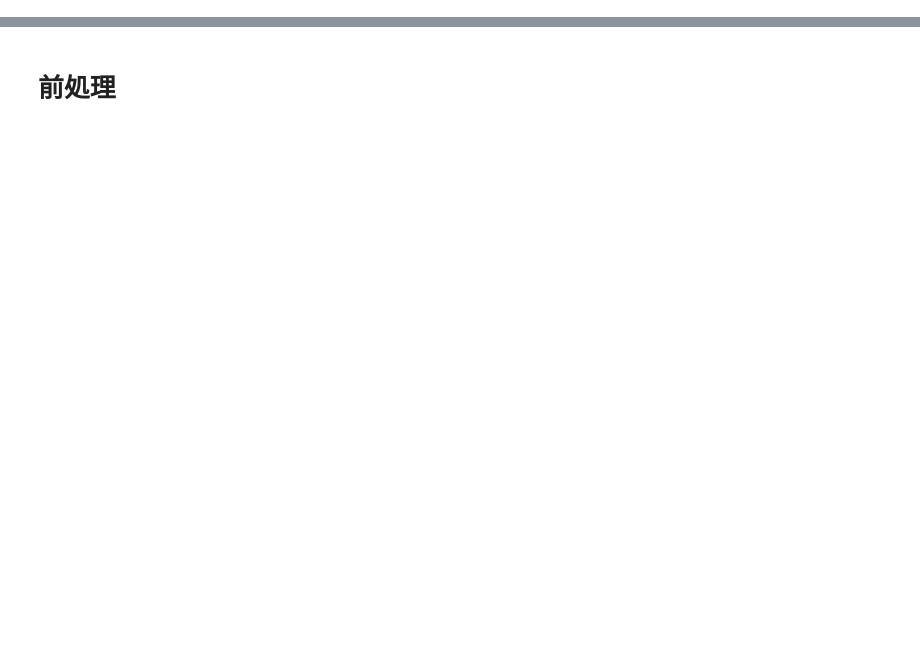
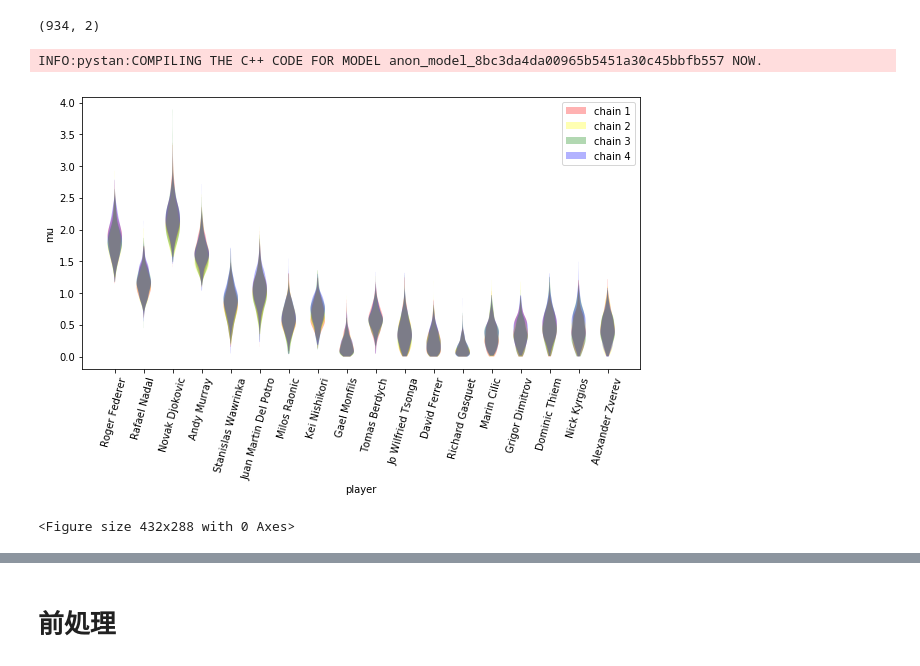
Before and after one commit to Gin04gh/datascience, a Jupyter notebook: bayes_tennis/notebook.ipynb, the cells around one changed output, grey strips where cells are left out. Saved outputs shown, nothing was run; the diff lists cells and outputs as text; code cells hidden in the pictures; blank space fills up the shorter version.

```diff
--- a/bayes_tennis/notebook.ipynb
+++ b/bayes_tennis/notebook.ipynb
@@ -18,0 +36,3 @@ def generate_cmap(colors):
+# %%
+# read data
+df_matches = pd.read_csv('./df_matches.csv')
@@ -18,0 +48,48 @@ def generate_cmap(colors):
+# %%
+dic_target_player = {}
+
+for player in arr_target_player:
+    if player not in dic_target_player:
+        dic_target_player[player] = len(dic_target_player)+1
+# %%
+LW = []
+
+for player_a in arr_target_player:
+    for player_b in arr_target_player:
+
+        df_tmp = df_matches[
+            (df_matches['year'] >= 2015) &
+            (df_matches['winner_name'] == player_a) &
+            (df_matches['loser_name'] == player_b)
+        ]
+
+        for _ in range(len(df_tmp)):
+
+            LW.append([dic_target_player[player_b], dic_target_player[player_a]])
+
+        df_tmp = df_matches[
+            (df_matches['year'] >= 2015) &
+            (df_matches['winner_name'] == player_b) &
+            (df_matches['loser_name'] == player_a)
+        ]
+
+        for _ in range(len(df_tmp)):
+
+            LW.append([dic_target_player[player_a], dic_target_player[player_b]])
+
+LW = np.array(LW, dtype=np.int32)
+LW.shape
+# %% [output]
+(934, 2)
+# %%
+# estimate
+sm = pystan.StanModel(file='./model_strength.stan')
+fit = sm.sampling(data={'N': len(dic_target_player), 'G': len(LW), 'LW': LW}, iter=1000, chains=4, seed=SEED)
+la = fit.extract()
+with open('./result_strength.pickle', mode='wb') as f:
+    pickle.dump(la, f)
+# %% [output]
+INFO:pystan:COMPILING THE C++ CODE FOR MODEL anon_model_8bc3da4da00965b5451a30c45bbfb557 NOW.
+# %%
+with open('./result_strength.pickle', mode='rb') as f:
+    la = pickle.load(f)
@@ -18,0 +98,27 @@ def generate_cmap(colors):
+# %%
+# violinplot strength mu chains
+
+plt.figure(figsize=(10,5))
+
+colors = ['red', 'yellow', 'green', 'blue']
+
+for i, player in enumerate(arr_target_player):
+    for j in range(4):
+
+        g = plt.violinplot(la['mu'][j*500:(j+1)*500, i], positions=[i], showmeans=False, showextrema=False, showmedians=False)
+
+        for pc in g['bodies']:
+            pc.set_facecolor(colors[j])
+
+plt.legend(['chain 1', 'chain 2', 'chain 3', 'chain 4'])
+
+plt.xticks(list(range(len(arr_target_player))), arr_target_player)
+plt.xticks(rotation=75)
+
+plt.xlabel('player')
+plt.ylabel('mu')
+plt.show()
+plt.savefig('./graphs/strength_mu_chains.png', bbox_inches='tight')
+# %% [output]
+[figure, added]
+<Figure size 432x288 with 0 Axes>
```
Also changed, not shown: parts of 50 cells of this notebook.
